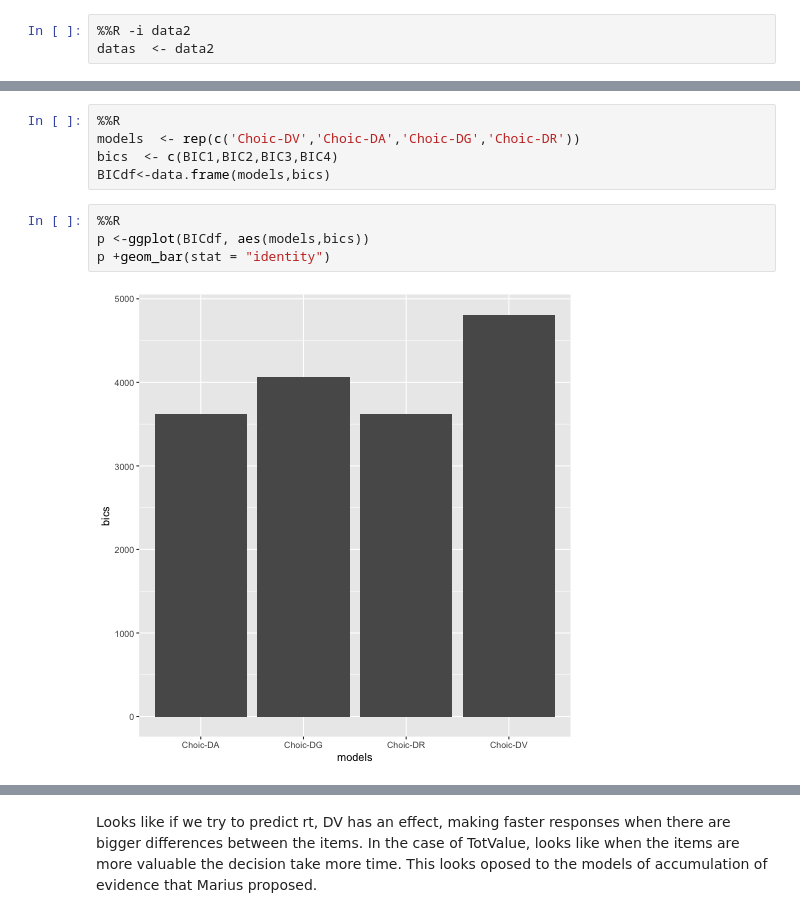
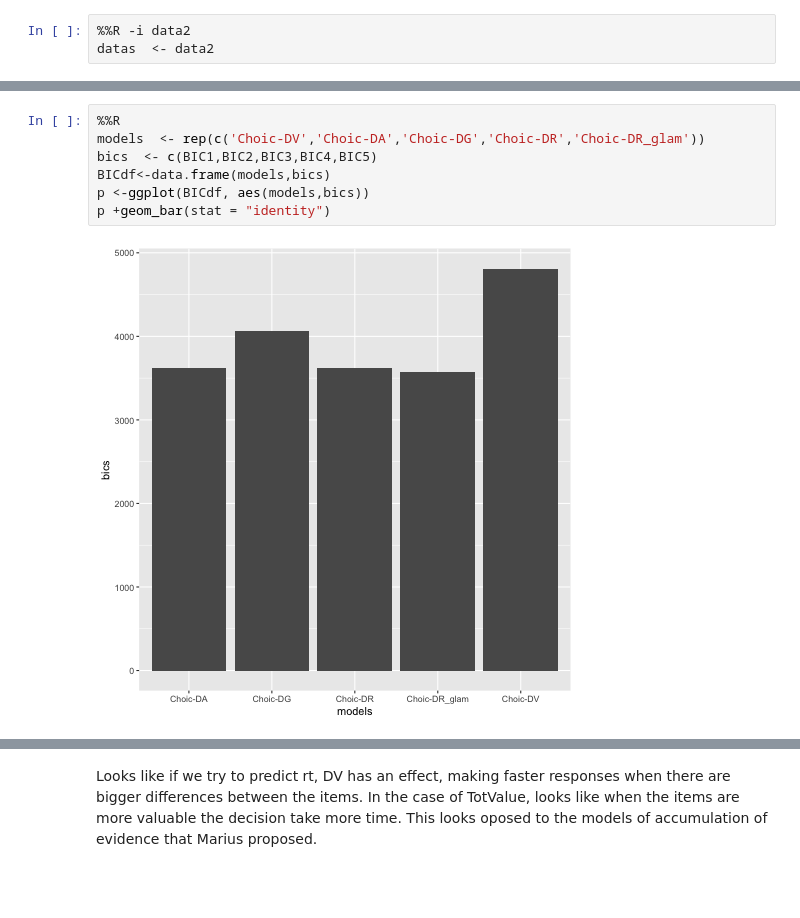
Before and after one commit to pradysepulveda/glamDDM_FF2018, a Jupyter notebook: MariusEnquiry.ipynb, the cells around one changed output, grey strips where cells are left out. Drawn from its saved outputs; the diff is of its cells as text; blank space fills up the shorter version.

```diff
--- a/MariusEnquiry.ipynb
+++ b/MariusEnquiry.ipynb
@@ -313,14 +328,12 @@ Like BIC: 3619.724
 # %%
 %%R
-models  <- rep(c('Choic-DV','Choic-DA','Choic-DG','Choic-DR'))
-bics  <- c(BIC1,BIC2,BIC3,BIC4)
+models  <- rep(c('Choic-DV','Choic-DA','Choic-DG','Choic-DR','Choic-DR_glam'))
+bics  <- c(BIC1,BIC2,BIC3,BIC4,BIC5)
 BICdf<-data.frame(models,bics)
+p <-ggplot(BICdf, aes(models,bics))
+p +geom_bar(stat = "identity")
+# %% [output]
+[figure, added]
-# %%
-%%R
-p <-ggplot(BICdf, aes(models,bics))
-p +geom_bar(stat = "identity")
-# %% [output]
-[figure, removed]
 # %%
 %%R
 title_plot = "M4: Choice"
```
Also changed, not shown: parts of 71 cells of this notebook, 5 other files.
